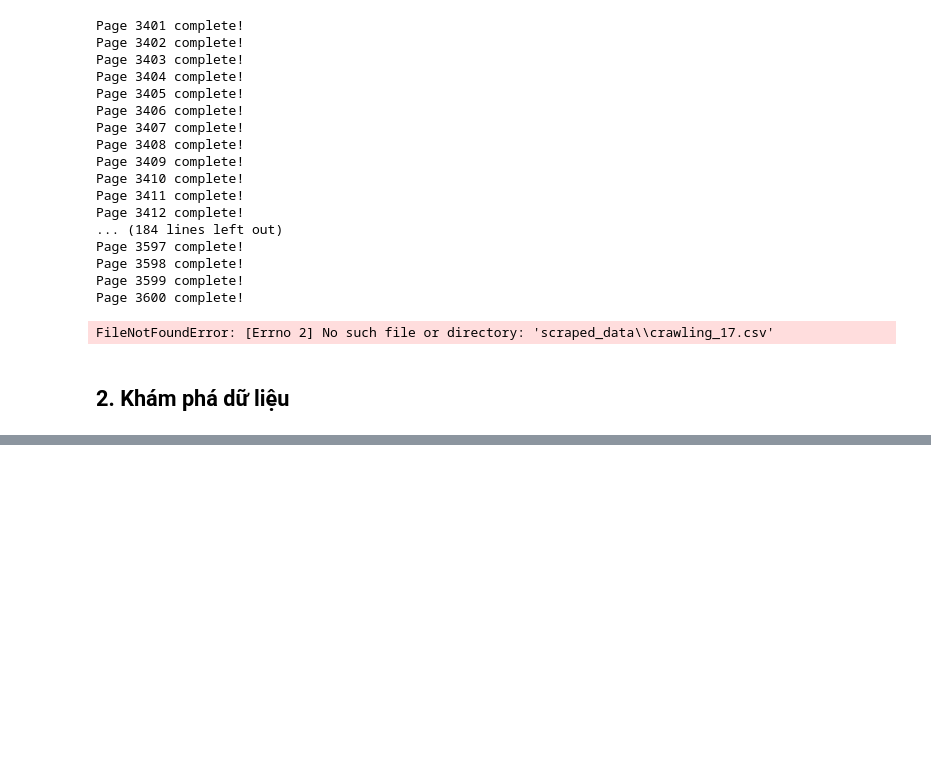
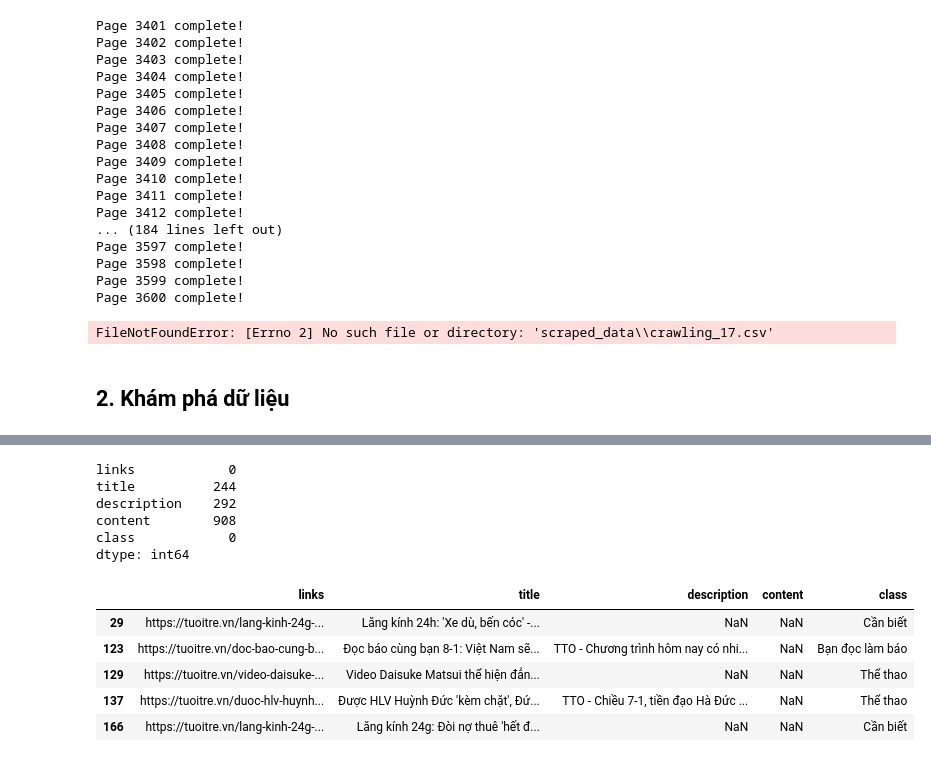
Before and after one commit to vlozg/DoAn_CuoiKy_DataScience, a Jupyter notebook: Final.ipynb, the cells around one changed output, grey strips where cells are left out. Cells and saved outputs as stored; diff of their text form; code cells hidden in the pictures; blank space fills up the shorter version.

```diff
--- a/Final.ipynb
+++ b/Final.ipynb
@@ -262,0 +343,18 @@ FileNotFoundError: [Errno 2] No such file or directory: 'scraped_data\\crawling_
+# %%
+data_df.isna().sum()
+# %% [output]
+links            0
+title          244
+description    292
+content        908
+class            0
+dtype: int64
+# %%
+data_df[data_df.isna().any(axis=1)].head()
+# %% [output]
+|  | links | title | description | content | class |
+| 29 | https://tuoitre.vn/lang-kinh-24g-... | Lăng kính 24h: 'Xe dù, bến cóc' -... | NaN | NaN | Cần biết |
+| 123 | https://tuoitre.vn/doc-bao-cung-b... | Đọc báo cùng bạn 8-1: Việt Nam sẽ... | TTO - Chương trình hôm nay có nhi... | NaN | Bạn đọc làm báo |
+| 129 | https://tuoitre.vn/video-daisuke-... | Video Daisuke Matsui thể hiện đẳn... | NaN | NaN | Thể thao |
+| 137 | https://tuoitre.vn/duoc-hlv-huynh... | Được HLV Huỳnh Đức 'kèm chặt', Đứ... | TTO - Chiều 7-1, tiền đạo Hà Đức ... | NaN | Thể thao |
+| 166 | https://tuoitre.vn/lang-kinh-24g-... | Lăng kính 24g: Đòi nợ thuê 'hết đ... | NaN | NaN | Cần biết |
```
Also changed, not shown: parts of 45 cells of this notebook.
